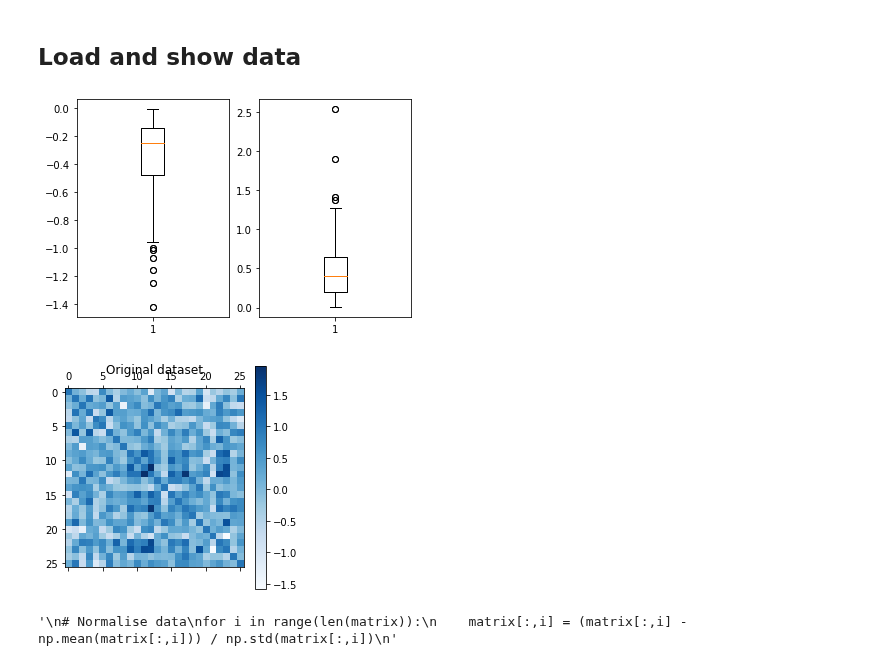
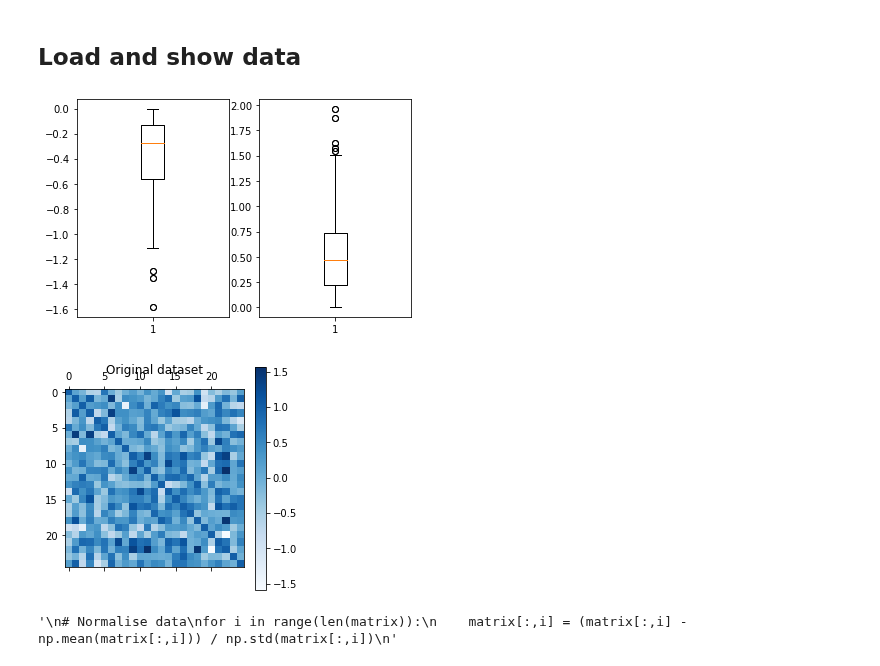
Before and after one commit to alexandremerasli/TFE, a Jupyter notebook: cluster_data.ipynb, the cells around one changed output. Cells and saved outputs as stored; diff of their text form; code cells hidden in the pictures.

```diff
--- a/cluster_data.ipynb
+++ b/cluster_data.ipynb
@@ -15,37 +17,55 @@ ISC_EDA = np.array(ISC_EDA,dtype='float') # Convert into array
 
 ISC_IBI = np.genfromtxt(os.path.join('ISC_IBI.csv'),delimiter=',')
 ISC_IBI = np.array(ISC_IBI,dtype='float') # Convert into array
+
+N = len(ISC_EEG)
 
 # Seeing if negative data have same order of magnitude as positive data
 def orderOfMAgnitude(matrix):
     for i in range(N):
         matrix[i,i] = 0
     neg = matrix[matrix<0]
     plt.subplot(121)
     plt.boxplot(neg)
     pos = matrix[matrix>0]
     plt.subplot(122)
     plt.boxplot(pos)
 
-orderOfMAgnitude(np.copy(ISC_IBI))
+# Remove outlier if we find one
+def removeOutlierArray(matrix,subject):
+    new_mat = np.copy(matrix)
+    new_mat = np.delete(new_mat, (subject), axis=0)
+    new_mat = np.delete(new_mat, (subject), axis=1)
 
+    with open(os.path.join('ISC_truncated.csv'), 'w') as File:
+        writer = csv.writer(File)
+        writer.writerows(matrix)
 
-N = len(ISC_EEG)
+    return new_mat
+
+def removeOutlierVector(matrix,subject):
+    new_mat = np.copy(matrix)
+    new_mat = np.delete(new_mat, (subject), axis=0)
+    return new_mat
+
+orderOfMAgnitude(np.copy(ISC_EDA))
 
 # Remove Inf in data
 for i in range(N):
     ISC_IBI[i,i] = 1
     ISC_EDA[i,i] = 1
+
+ISC_EDA = removeOutlierArray(ISC_EDA,12)
 
 matrix = ISC_EDA
 
 plt.matshow(matrix, cmap=plt.cm.Blues)
 plt.title("Original dataset")
 plt.colorbar()
 plt.show()
 # %% [output]
-[figure, old version]
+[figure, new version]
-[figure, old version]
+[figure, new version]
 # %%
 condition = np.genfromtxt(os.path.join('condition.csv'),delimiter=',')
 condition = np.array(condition,dtype='int') # Convert into array
```
Also changed, not shown: parts of 20 cells of this notebook.
